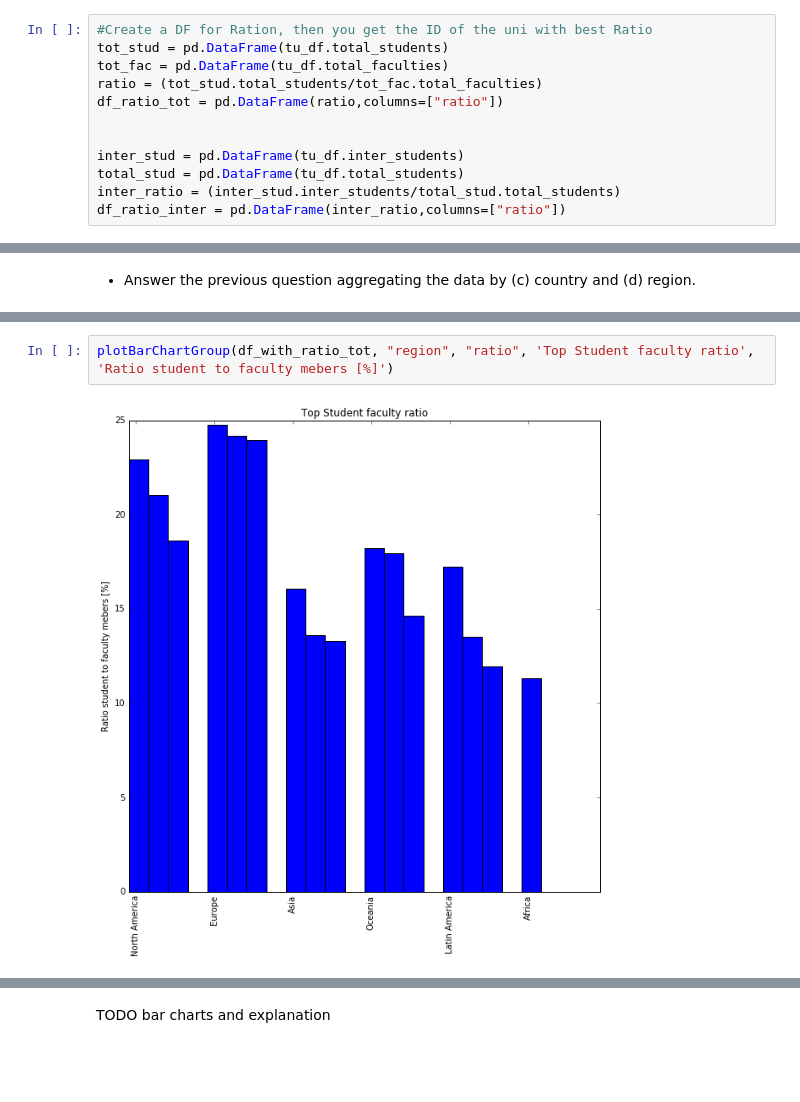
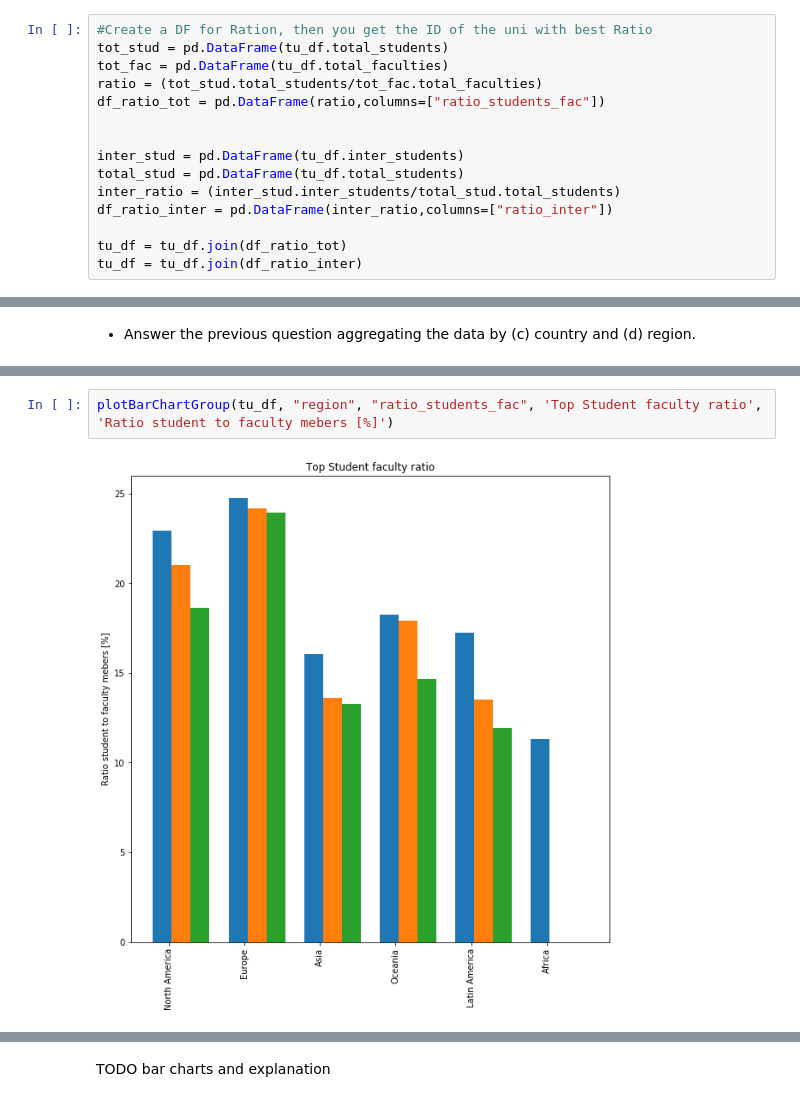
Before and after one commit to maxpr/ADA, a Jupyter notebook: 02 - Data from the Web/Homework2.ipynb, the cells around one changed output, grey strips where cells are left out. Drawn from its saved outputs; the diff is of its cells as text; blank space fills up the shorter version.

Commit message:
HW2: Add tu ratios to final df

```diff
--- a/02 - Data from the Web/Homework2.ipynb
+++ b/02 - Data from the Web/Homework2.ipynb
@@ -203,13 +203,16 @@ tu_df.head()
 tot_stud = pd.DataFrame(tu_df.total_students)
 tot_fac = pd.DataFrame(tu_df.total_faculties)
 ratio = (tot_stud.total_students/tot_fac.total_faculties)
-df_ratio_tot = pd.DataFrame(ratio,columns=["ratio"])
+df_ratio_tot = pd.DataFrame(ratio,columns=["ratio_students_fac"])
 
 
 inter_stud = pd.DataFrame(tu_df.inter_students)
 total_stud = pd.DataFrame(tu_df.total_students)
 inter_ratio = (inter_stud.inter_students/total_stud.total_students)
-df_ratio_inter = pd.DataFrame(inter_ratio,columns=["ratio"])
+df_ratio_inter = pd.DataFrame(inter_ratio,columns=["ratio_inter"])
+
+tu_df = tu_df.join(df_ratio_tot)
+tu_df = tu_df.join(df_ratio_inter)
 # %% [markdown]
 - Which are the best universities in term of: (a) ratio between faculty members and students, (b) ratio of international students?
 # %%
@@ -342,5 +343,5 @@ df_with_ratio_tot.sort_values(["region","ratio"],ascending=False)
 # %%
-plotBarChartGroup(df_with_ratio_tot, "region", "ratio", 'Top Student faculty ratio', 'Ratio student to faculty mebers [%]')
+plotBarChartGroup(tu_df, "region", "ratio_students_fac", 'Top Student faculty ratio', 'Ratio student to faculty mebers [%]')
 # %% [output]
-[figure, old version]
+[figure, new version]
 # %%
```
Also changed, not shown: parts of 20 cells of this notebook.
